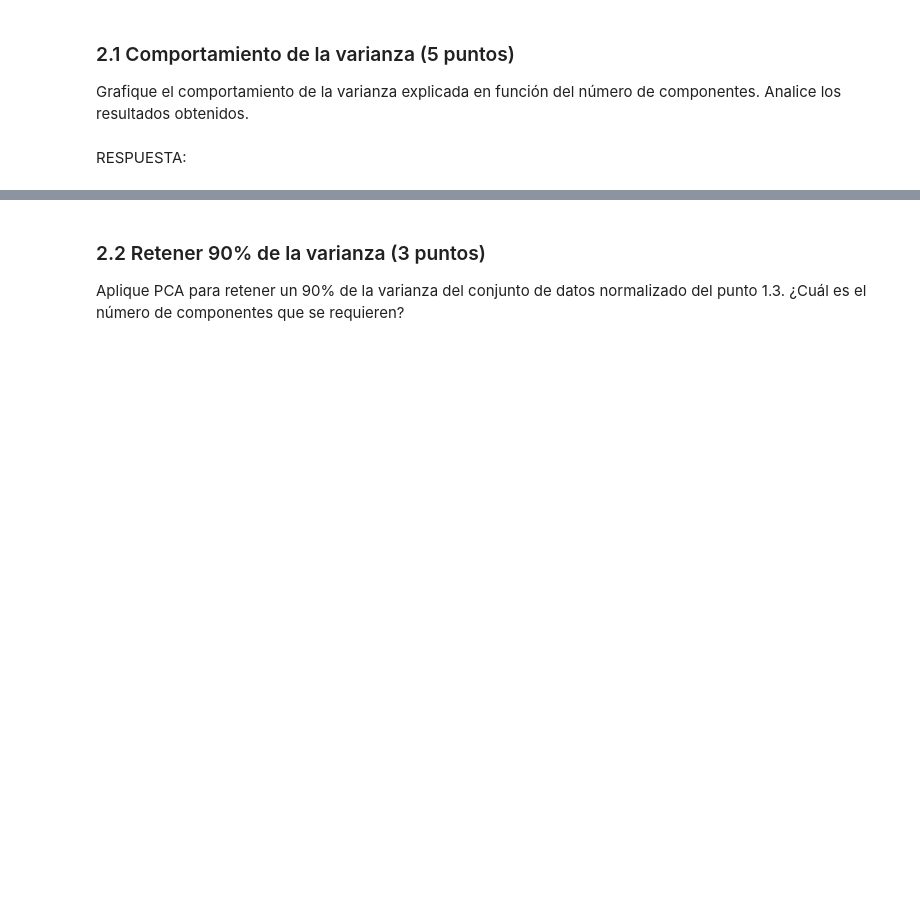
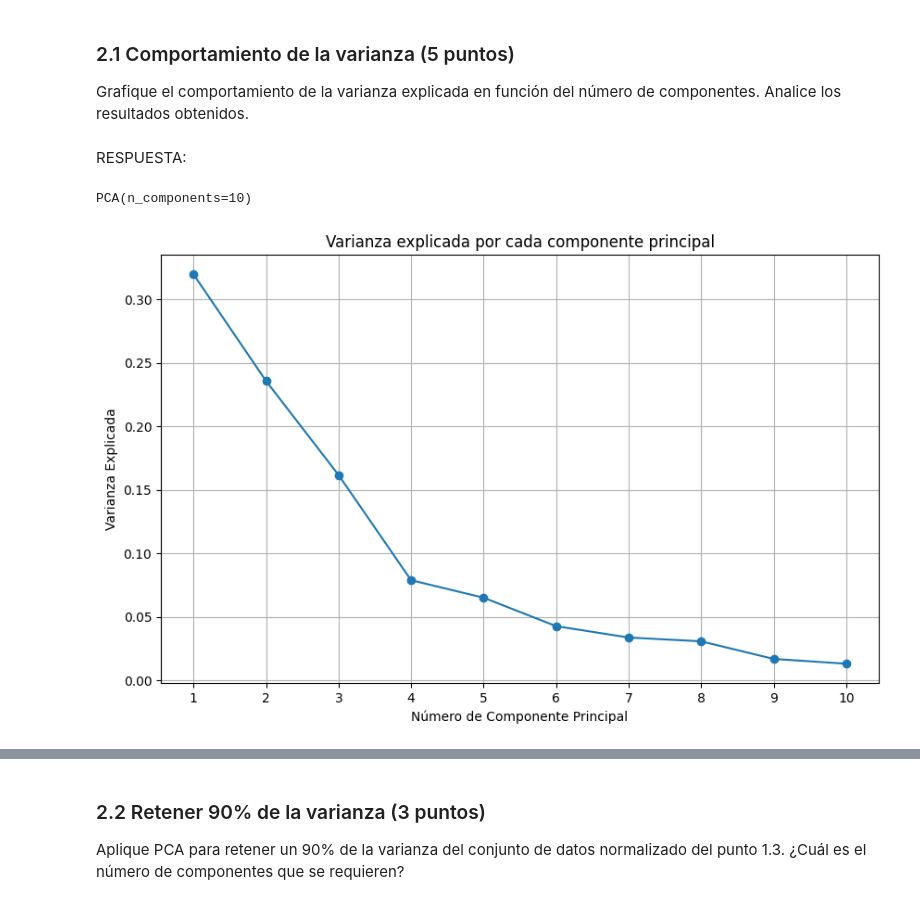
Before and after one commit to DvskyfenixX/mineria_de_datos, a Jupyter notebook: ENUNCIADO - TAREA 1 2025-1.ipynb, the cells around one changed output, grey strips where cells are left out. Drawn from its saved outputs; the diff is of its cells as text; code cells hidden in the pictures; blank space fills up the shorter version.

```diff
--- a/ENUNCIADO - TAREA 1 2025-1.ipynb
+++ b/ENUNCIADO - TAREA 1 2025-1.ipynb
@@ -218,3 +249,22 @@ RESPUESTA:
 Grafique el comportamiento de la varianza explicada en función del número de componentes. Analice los resultados obtenidos.
 # %% [markdown]
 RESPUESTA:
+# %%
+from sklearn.decomposition import PCA
+
+pca = PCA(n_components=min(df_vinos_normalizado.shape)-1)
+pca.fit(df_vinos_normalizado)
+# %% [output]
+PCA(n_components=10)
+# %%
+# Graficamos la varianza capturada por cada componente principal
+plt.figure(figsize=(10, 6))
+plt.plot(range(1, len(pca.explained_variance_ratio_)+1), pca.explained_variance_ratio_, marker='o')
+plt.title('Varianza explicada por cada componente principal')
+plt.xlabel('Número de Componente Principal')
+plt.ylabel('Varianza Explicada')
+plt.xticks(range(1, len(pca.explained_variance_ratio_)+1))
+plt.grid()
+plt.show()
+# %% [output]
+[figure, added]
```
Also changed, not shown: parts of 21 cells of this notebook.
